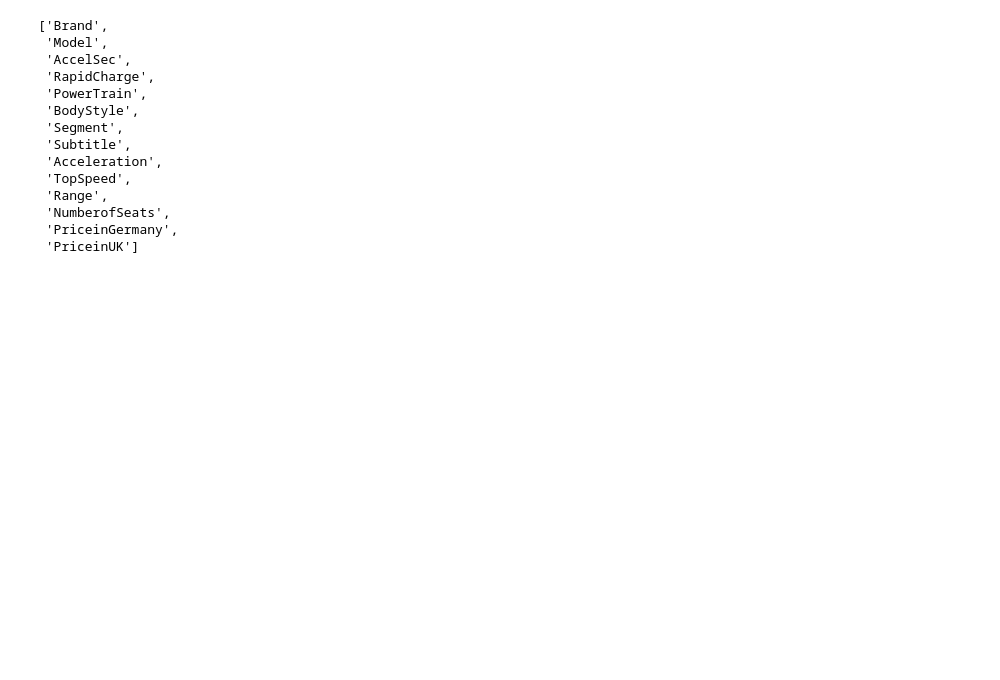
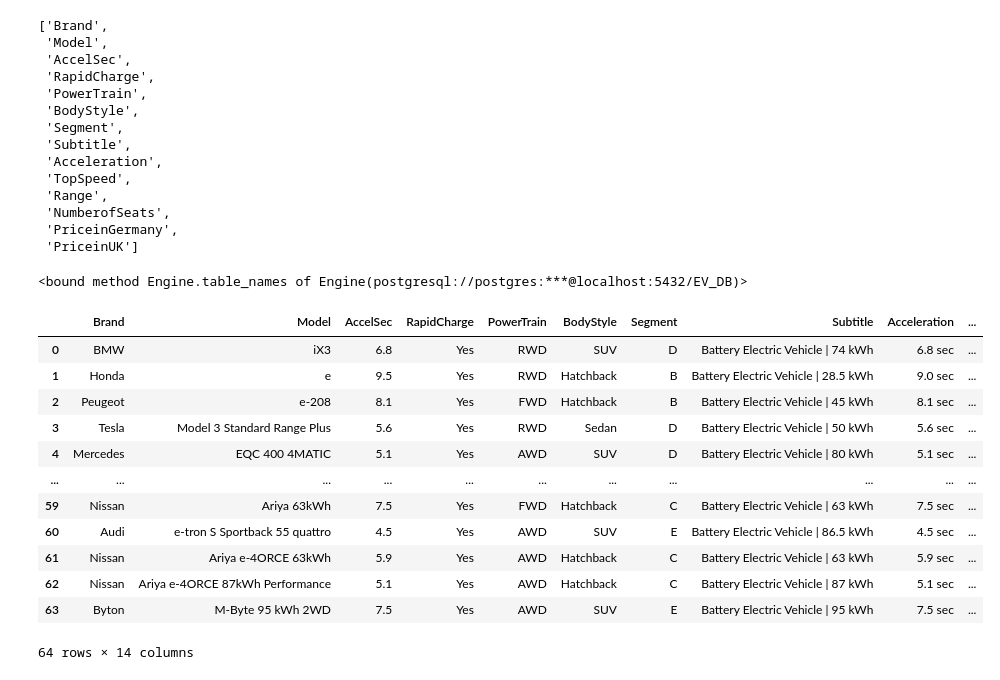
Before and after one commit to SimplyKP22/EV-ETL-Project-2, a Jupyter notebook: EV_ETL_Working.ipynb, the cells around one changed output. Cells and saved outputs as stored; diff of their text form; code cells hidden in the pictures; blank space fills up the shorter version.

Commit message:
jupyter notebook updated with connection to database instead of printing to csv

```diff
--- a/EV_ETL_Working.ipynb
+++ b/EV_ETL_Working.ipynb
@@ -260,0 +260,9 @@ merge_df.to_csv('ETL_EV.csv')
+# %%
+protocol = 'postgresql'
+username = 'postgres'
+password = 'admin'
+host = 'localhost'
+port = 5432
+database_name = 'EV_DB'
+rds_connection_string = f'{protocol}://{username}:{password}@{host}:{port}/{database_name}'
+engine = create_engine(rds_connection_string)
@@ -260,0 +271,20 @@ merge_df.to_csv('ETL_EV.csv')
+# %%
+engine.table_names
+# %% [output]
+<bound method Engine.table_names of Engine(postgresql://postgres:***@localhost:5432/EV_DB)>
+# %%
+pd.read_sql('select * from etl_db', con=engine.connect())
+# %% [output]
+|  | Brand | Model | AccelSec | RapidCharge | PowerTrain | BodyStyle | Segment | Subtitle | Acceleration | ... |
+| 0 | BMW | iX3 | 6.8 | Yes | RWD | SUV | D | Battery Electric Vehicle | 74 kWh | 6.8 sec | ... |
+| 1 | Honda | e | 9.5 | Yes | RWD | Hatchback | B | Battery Electric Vehicle | 28.5 kWh | 9.0 sec | ... |
+| 2 | Peugeot | e-208 | 8.1 | Yes | FWD | Hatchback | B | Battery Electric Vehicle | 45 kWh | 8.1 sec | ... |
+| 3 | Tesla | Model 3 Standard Range Plus | 5.6 | Yes | RWD | Sedan | D | Battery Electric Vehicle | 50 kWh | 5.6 sec | ... |
+| 4 | Mercedes | EQC 400 4MATIC | 5.1 | Yes | AWD | SUV | D | Battery Electric Vehicle | 80 kWh | 5.1 sec | ... |
+| ... | ... | ... | ... | ... | ... | ... | ... | ... | ... | ... |
+| 59 | Nissan | Ariya 63kWh | 7.5 | Yes | FWD | Hatchback | C | Battery Electric Vehicle | 63 kWh | 7.5 sec | ... |
+| 60 | Audi | e-tron S Sportback 55 quattro | 4.5 | Yes | AWD | SUV | E | Battery Electric Vehicle | 86.5 kWh | 4.5 sec | ... |
+| 61 | Nissan | Ariya e-4ORCE 63kWh | 5.9 | Yes | AWD | Hatchback | C | Battery Electric Vehicle | 63 kWh | 5.9 sec | ... |
+| 62 | Nissan | Ariya e-4ORCE 87kWh Performance | 5.1 | Yes | AWD | Hatchback | C | Battery Electric Vehicle | 87 kWh | 5.1 sec | ... |
+| 63 | Byton | M-Byte 95 kWh 2WD | 7.5 | Yes | AWD | SUV | E | Battery Electric Vehicle | 95 kWh | 7.5 sec | ... |
+64 rows × 14 columns
```
Also changed, not shown: parts of 6 cells of this notebook, 3 other files.
